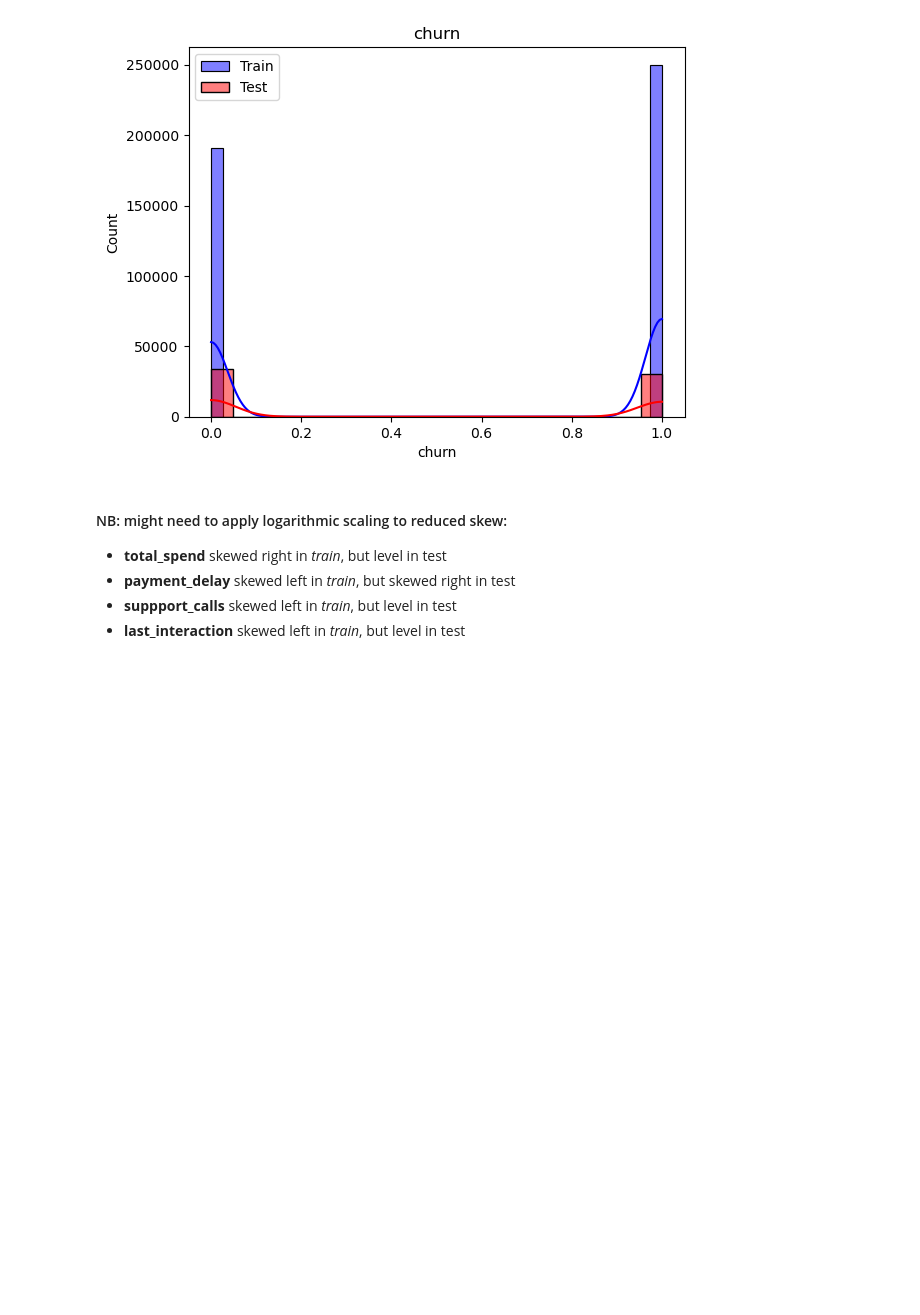
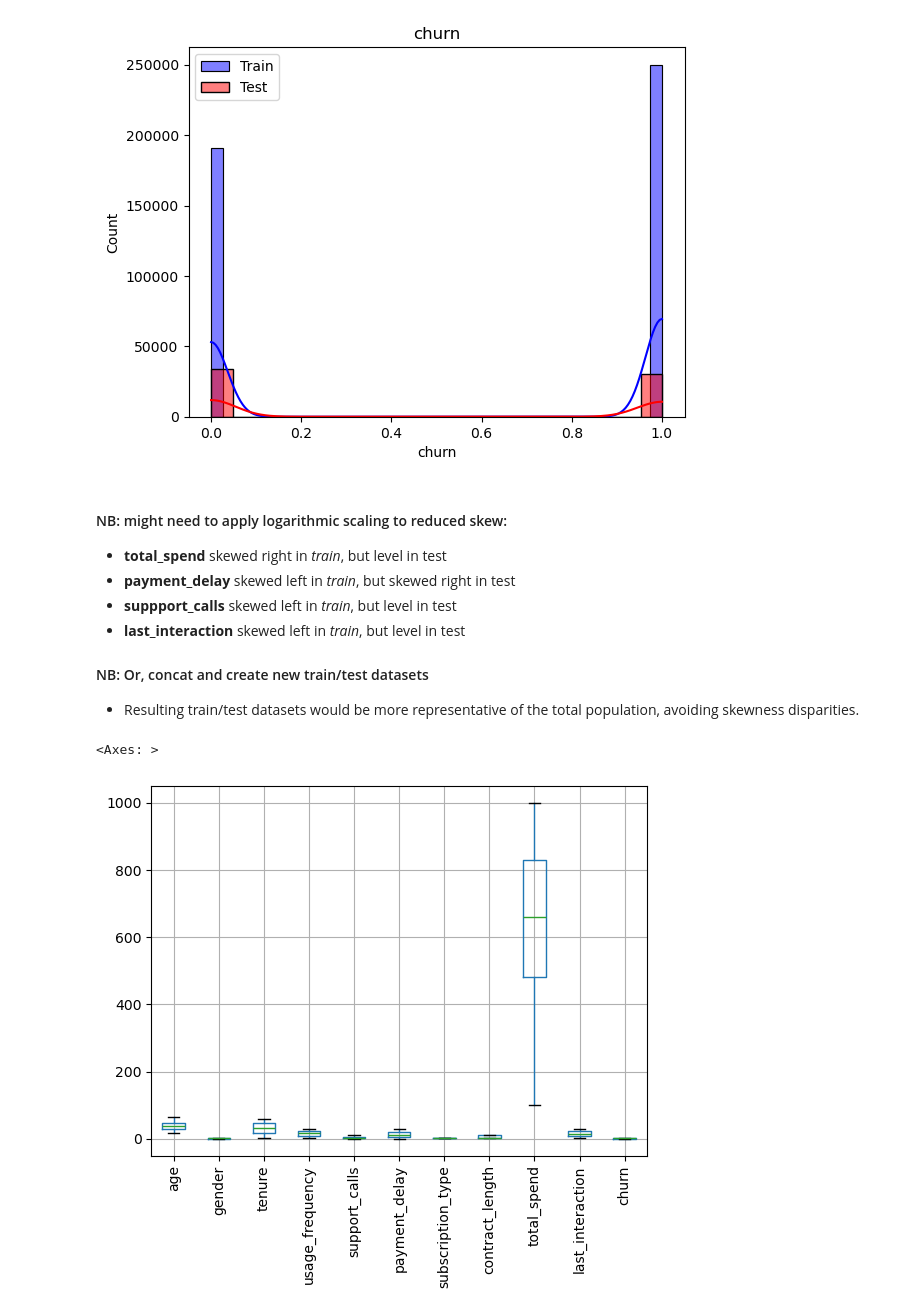
Before and after one commit to ndjo-byte/Machine_Learning_ChurnRate, a Jupyter notebook: Churn_Classifier_Project/notebooks/02_LimpiezaEDA/02_LimpiezaEDA.ipynb, the cells around one changed output. Cells and saved outputs as stored; diff of their text form; code cells hidden in the pictures; blank space fills up the shorter version.

Commit message:
df_train/test update - skew/representative

```diff
--- a/Churn_Classifier_Project/notebooks/02_LimpiezaEDA/02_LimpiezaEDA.ipynb
+++ b/Churn_Classifier_Project/notebooks/02_LimpiezaEDA/02_LimpiezaEDA.ipynb
@@ -124,3 +124,11 @@ for column in df_train.columns:
 - **payment_delay** skewed left in *train*, but skewed right in test
 - **suppport_calls** skewed left in *train*, but level in test
 - **last_interaction** skewed left in *train*, but level in test
+
+#### NB: Or, concat and create new train/test datasets
+- Resulting train/test datasets would be more representative of the total population, avoiding skewness disparities.
+# %%
+df_train.boxplot(rot=90)
+# %% [output]
+<Axes: >
+[figure, added]
```
Also changed, not shown: parts of 10 cells of this notebook, 5 other files.
